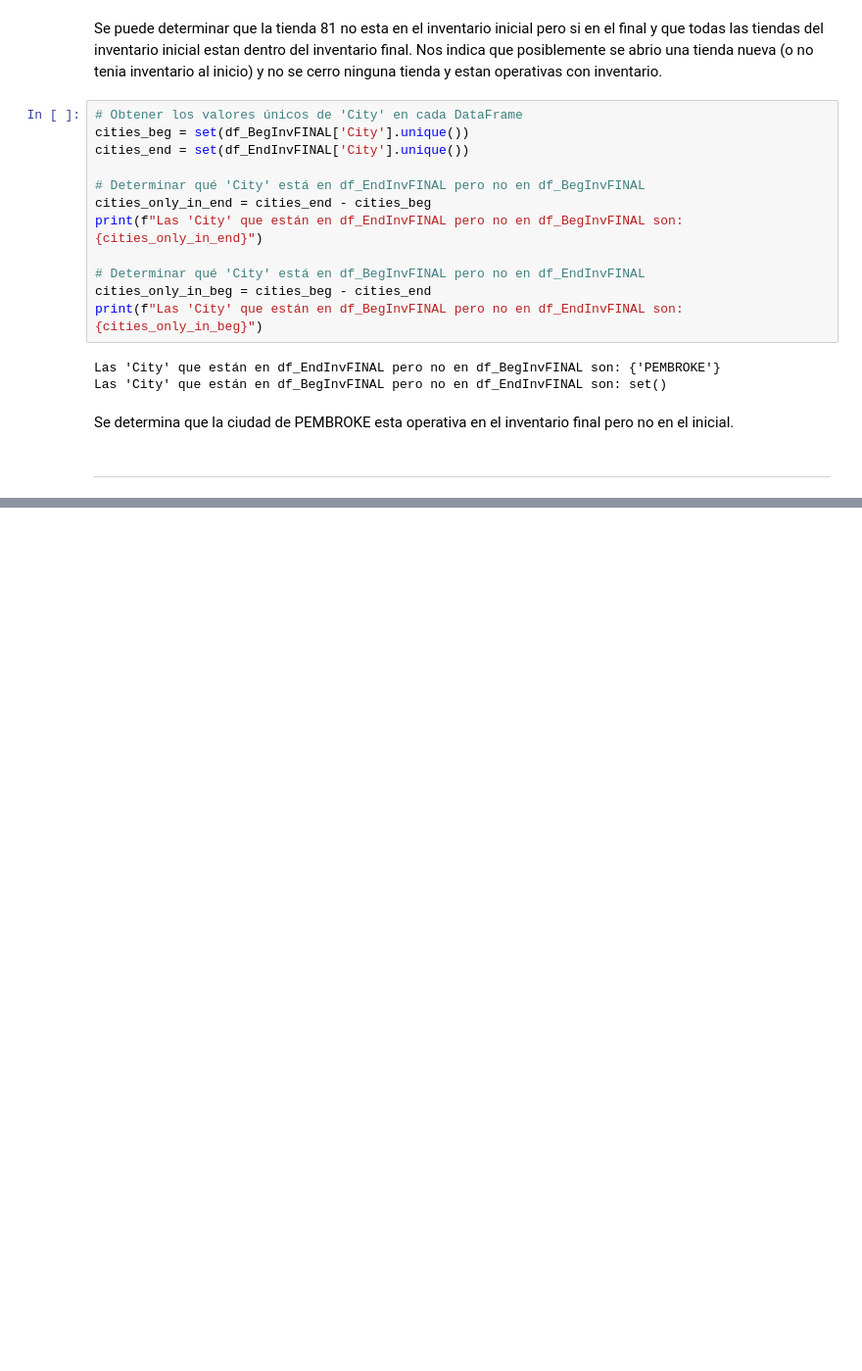
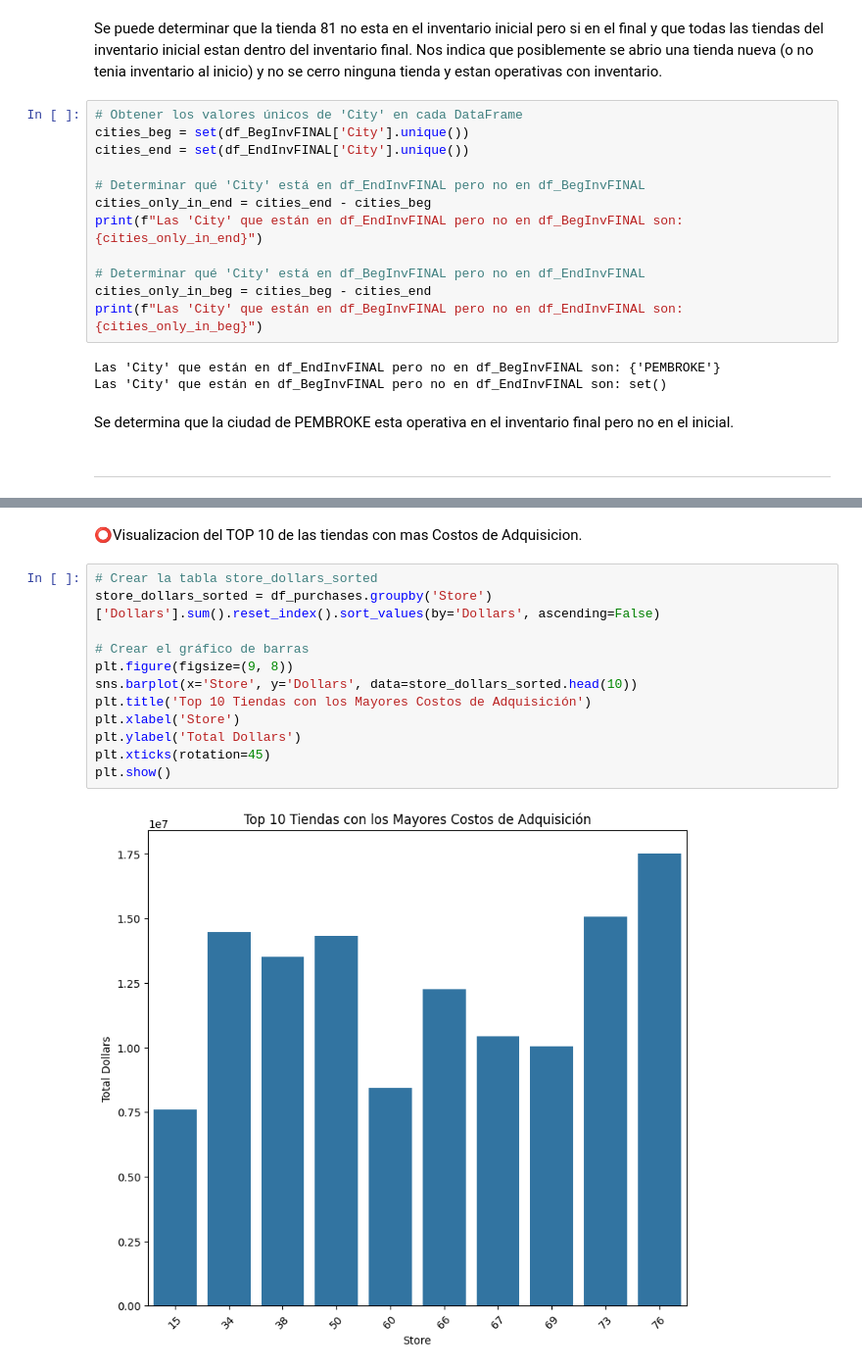
Before and after one commit to Dapt01G2-Henry/ComerLogistics, a Jupyter notebook: Sprint_1/EDA y ETL/EDA y ETL.ipynb, the cells around one changed output, grey strips where cells are left out. Shown: that part at 98% size. Cells and saved outputs as stored; diff of their text form; blank space fills up the shorter version.

```diff
--- a/Sprint_1/EDA y ETL/EDA y ETL.ipynb
+++ b/Sprint_1/EDA y ETL/EDA y ETL.ipynb
@@ -1220,0 +1723,16 @@ Se determina que la ciudad de PEMBROKE esta operativa en el inventario final per
+# %% [markdown]
+⭕Visualizacion del TOP 10 de las tiendas con mas Costos de Adquisicion.
+# %%
+# Crear la tabla store_dollars_sorted
+store_dollars_sorted = df_purchases.groupby('Store')['Dollars'].sum().reset_index().sort_values(by='Dollars', ascending=False)
+
+# Crear el gráfico de barras
+plt.figure(figsize=(9, 8))
+sns.barplot(x='Store', y='Dollars', data=store_dollars_sorted.head(10))
+plt.title('Top 10 Tiendas con los Mayores Costos de Adquisición')
+plt.xlabel('Store')
+plt.ylabel('Total Dollars')
+plt.xticks(rotation=45)
+plt.show()
+# %% [output]
+[figure, added]
```
Also changed, not shown: parts of 39 cells of this notebook.
